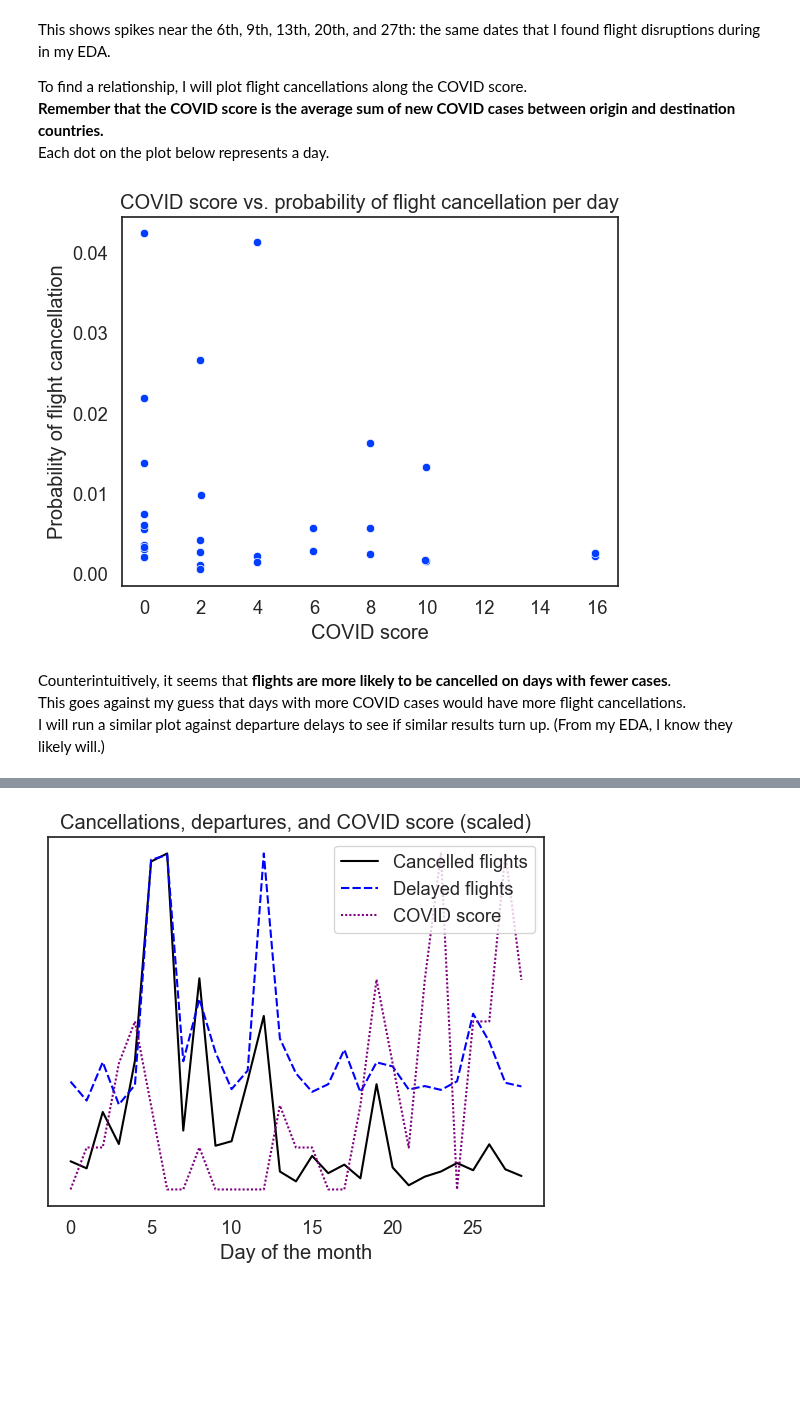
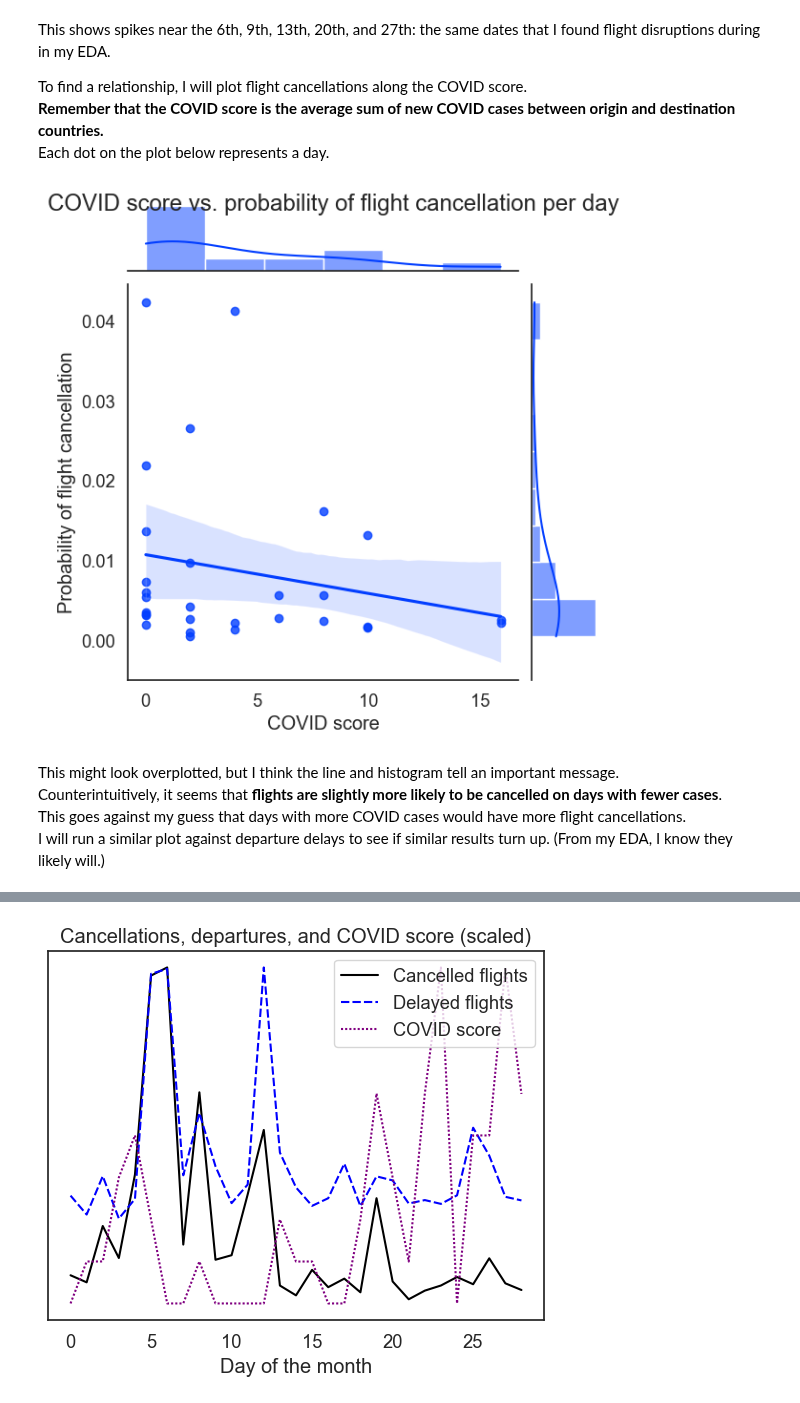
Before and after one commit to ubco-W2022T2-data301/project-group-group05, a Jupyter notebook: analysis/analysis_bradan.ipynb, the cells around one changed output, grey strips where cells are left out. Cells and saved outputs as stored; diff of their text form; code cells hidden in the pictures; blank space fills up the shorter version.

```diff
--- a/analysis/analysis_bradan.ipynb
+++ b/analysis/analysis_bradan.ipynb
@@ -392,12 +392,14 @@ To find a relationship, I will plot flight cancellations along the COVID score.
 Each dot on the plot below represents a day.
 # %%
 # COVID score — Flight cancellations
-(sns.scatterplot(score, x='COVID score', y='Cancelled')
- .set(title='COVID score vs. probability of flight cancellation per day', xlabel='COVID score', ylabel='Probability of flight cancellation'));
+p = sns.jointplot(score, x='COVID score', y='Cancelled', kind='reg')
+p.fig.suptitle('COVID score vs. probability of flight cancellation per day')
+p.ax_joint.set(xlabel='COVID score', ylabel='Probability of flight cancellation');
 # %% [output]
-[figure, old version]
+[figure, new version]
 # %% [markdown]
-Counterintuitively, it seems that **flights are more likely to be cancelled on days with fewer cases**.
+This might look overplotted, but I think the line and histogram tell an important message.
+Counterintuitively, it seems that **flights are slightly more likely to be cancelled on days with fewer cases**.
 This goes against my guess that days with more COVID cases would have more flight cancellations.
 I will run a similar plot against departure delays to see if similar results turn up. (From my EDA, I know they likely will.)
 # %%
```
Also changed, not shown: parts of 3 cells of this notebook.
